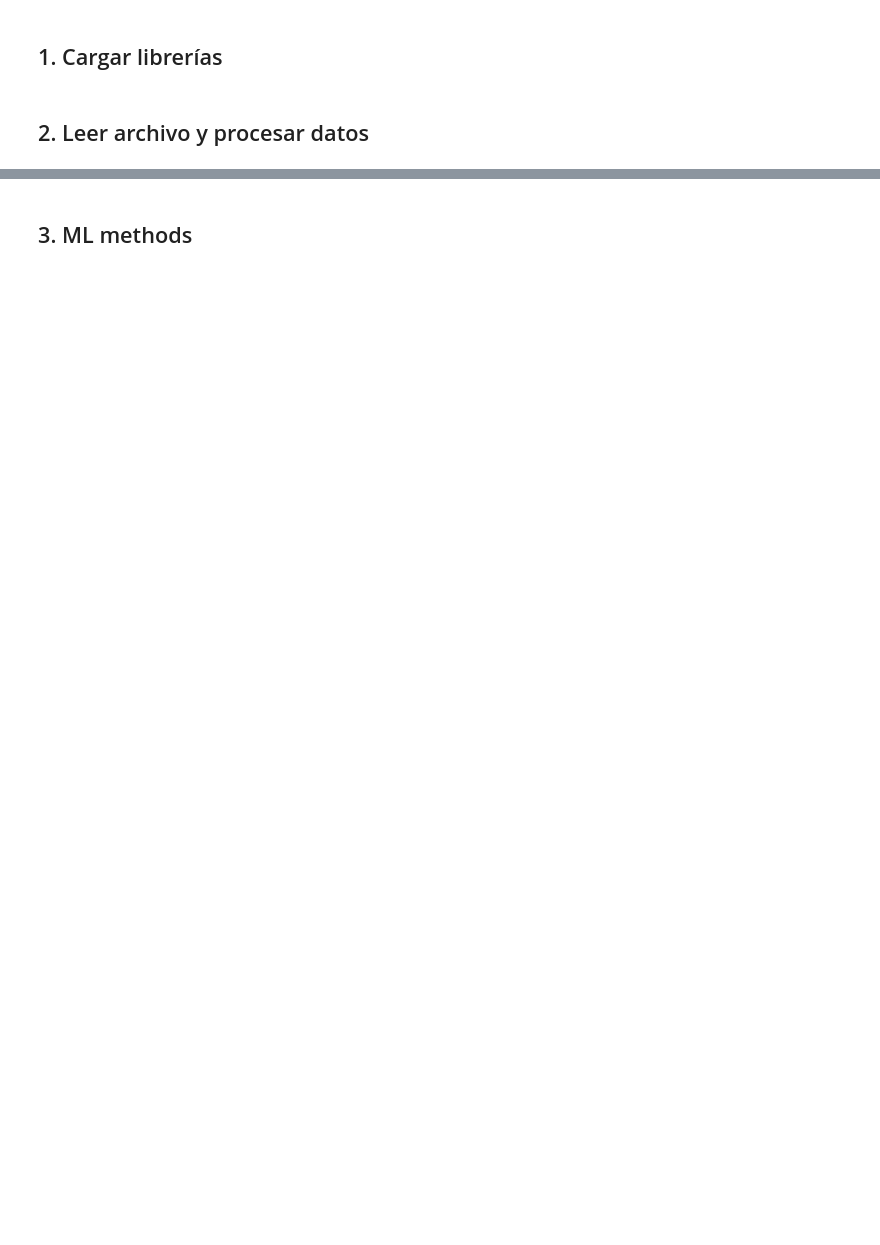
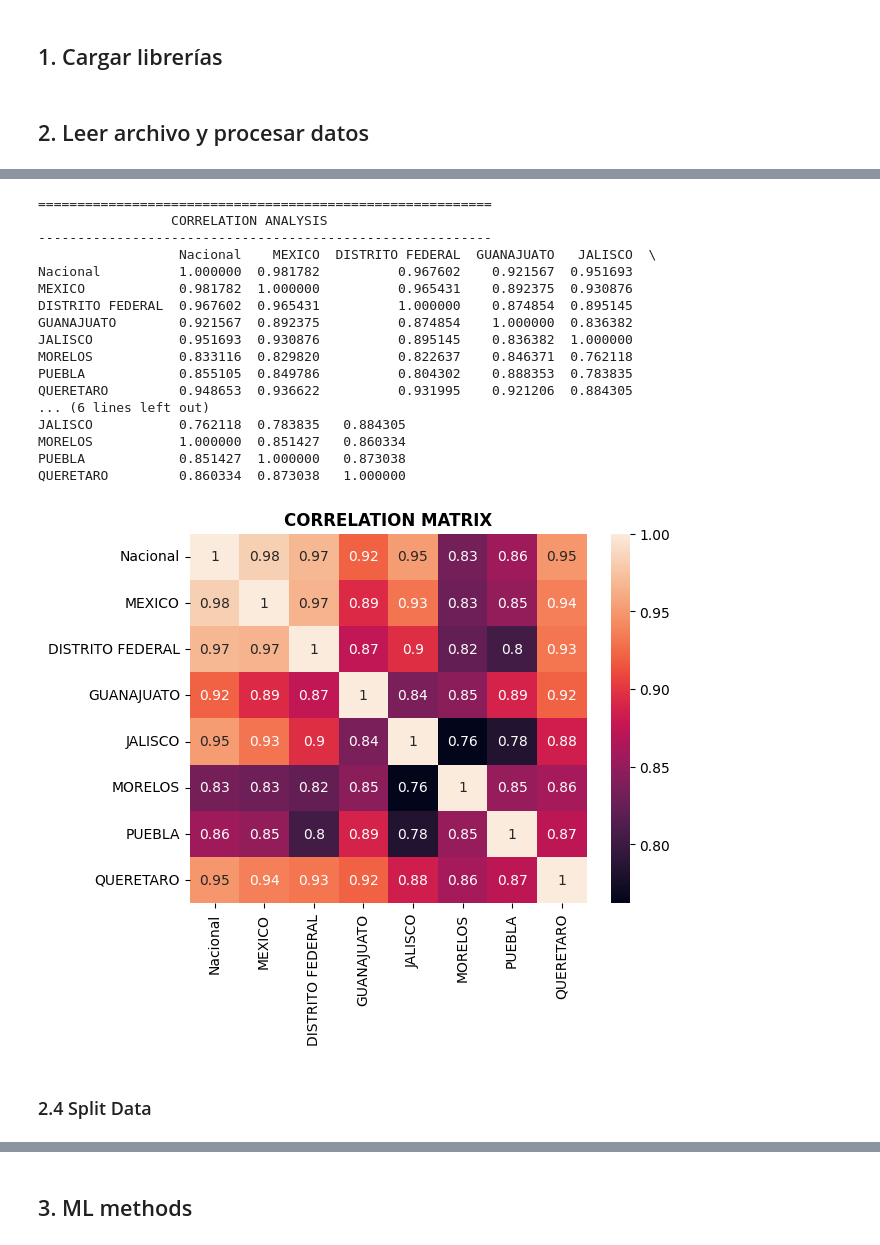
Before and after one commit to egonzaleznez/ININ0216A, a Jupyter notebook: 250312 ININ0216A_act2_ej_covid.ipynb, the cells around one changed output, grey strips where cells are left out. Drawn from its saved outputs; the diff is of its cells as text; code cells hidden in the pictures; blank space fills up the shorter version.

```diff
--- a/250312 ININ0216A_act2_ej_covid.ipynb
+++ b/250312 ININ0216A_act2_ej_covid.ipynb
@@ -66,0 +168,42 @@ def linealizar(dataSet=0):
+# %%
+def computeCorr(dataSet=0):
+    """
+    Compute CORRELATION
+    """
+
+    # correlation analysis
+    correlation=dataSet.corr(method = 'pearson')
+    print("==========================================================")
+    print("                 CORRELATION ANALYSIS")
+    print("----------------------------------------------------------")
+    print(correlation)
+    print("\n")
+
+    plt.figure()
+    sns.heatmap(correlation, annot=True)
+    plt.title('CORRELATION MATRIX', fontweight='bold')
+    plt.show()
+# %%
+# compute correlation
+computeCorr(datosProcesados)
+# %% [output]
+==========================================================
+                 CORRELATION ANALYSIS
+----------------------------------------------------------
+                  Nacional    MEXICO  DISTRITO FEDERAL  GUANAJUATO   JALISCO  \
+Nacional          1.000000  0.981782          0.967602    0.921567  0.951693
+MEXICO            0.981782  1.000000          0.965431    0.892375  0.930876
+DISTRITO FEDERAL  0.967602  0.965431          1.000000    0.874854  0.895145
+GUANAJUATO        0.921567  0.892375          0.874854    1.000000  0.836382
+JALISCO           0.951693  0.930876          0.895145    0.836382  1.000000
+MORELOS           0.833116  0.829820          0.822637    0.846371  0.762118
+PUEBLA            0.855105  0.849786          0.804302    0.888353  0.783835
+QUERETARO         0.948653  0.936622          0.931995    0.921206  0.884305
+... (6 lines left out)
+JALISCO           0.762118  0.783835   0.884305
+MORELOS           1.000000  0.851427   0.860334
+PUEBLA            0.851427  1.000000   0.873038
+QUERETARO         0.860334  0.873038   1.000000
+[figure, added]
+# %% [markdown]
+### 2.4 Split Data
```
Also changed, not shown: parts of 24 cells of this notebook, 4 other files.
